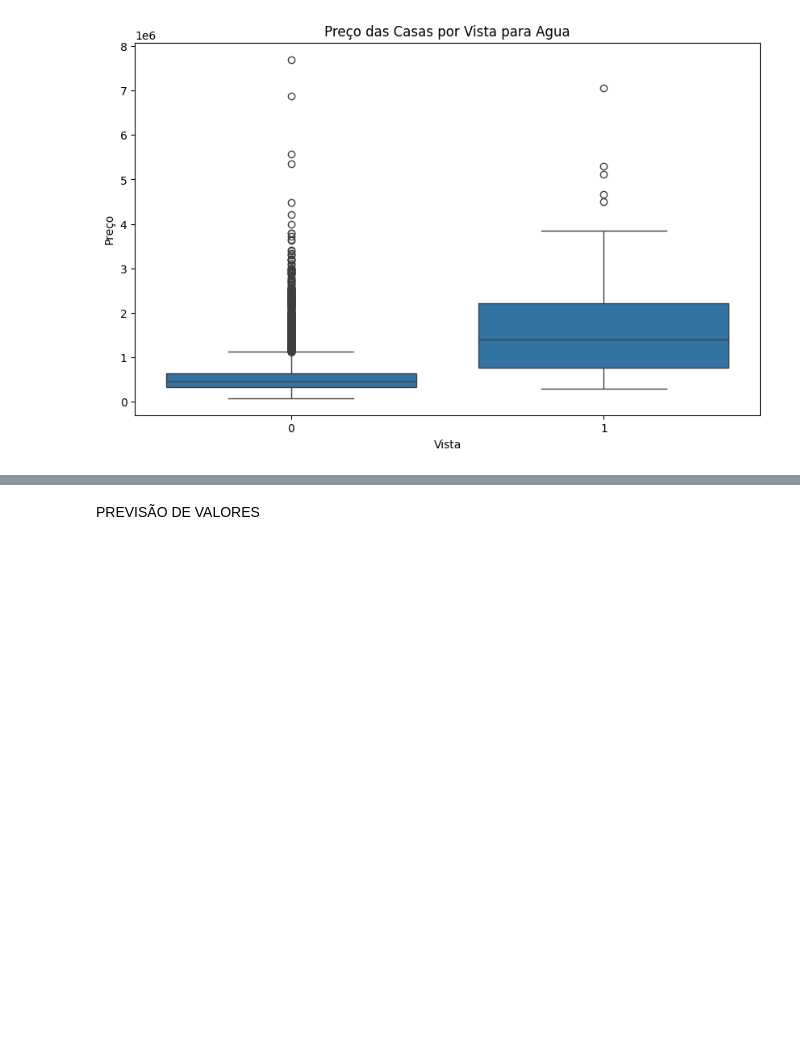
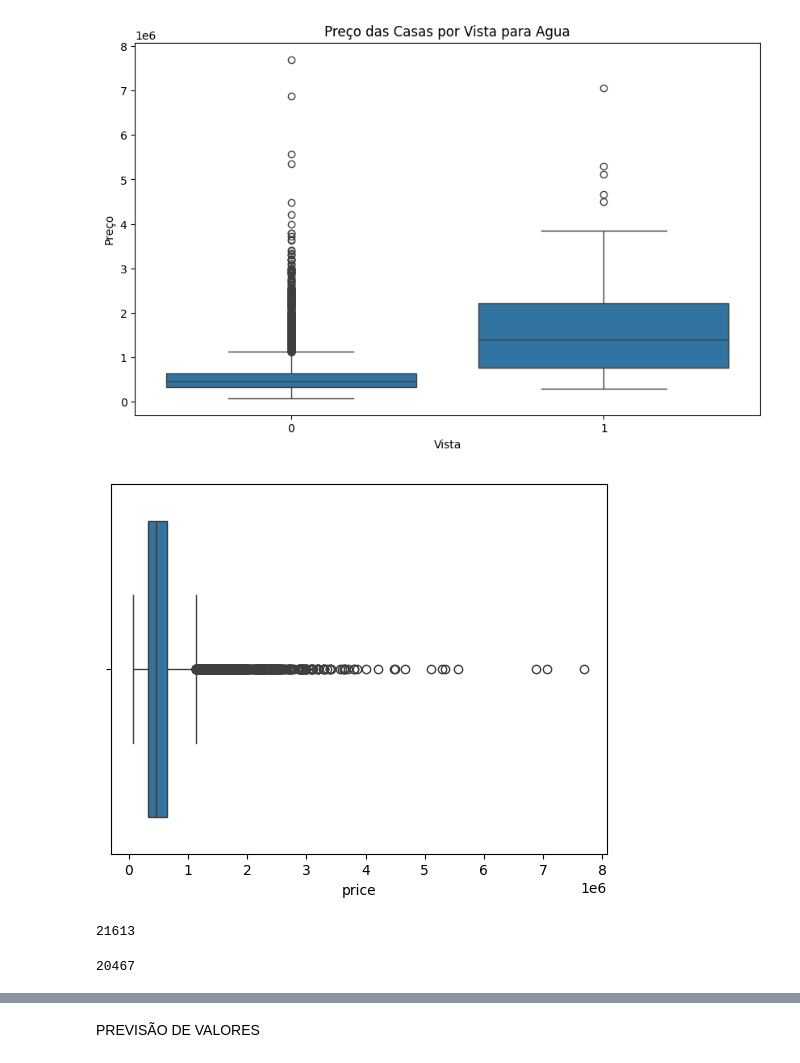
Before and after one commit to liscandeia/Codelab_Data, a Jupyter notebook: houseSalePrediction.ipynb, the cells around one changed output, grey strips where cells are left out. Cells and saved outputs as stored; diff of their text form; code cells hidden in the pictures; blank space fills up the shorter version.

```diff
--- a/houseSalePrediction.ipynb
+++ b/houseSalePrediction.ipynb
@@ -100,3 +100,14 @@ plt.show()
 #Mesmo as casas com vista mais acessíveis ainda têm preços mais altos do que as casas sem vista.
 # %% [output]
 [figure]
+# %%
+# Boxplot para a variável preço
+sns.boxplot(x=df['price'])
+plt.show()
+#Os outliers da nossa var alvo precisam ser tratados
+# %% [output]
+[figure, added]
+# %%
+df.shape[0]
+# %% [output]
+21613
@@ -102,0 +124,5 @@ plt.show()
+# %%
+df.shape[0]
+#como podemos notar não alterou tanto o tamanho do banco
+# %% [output]
+20467
```
Also changed, not shown: parts of 5 cells of this notebook.
